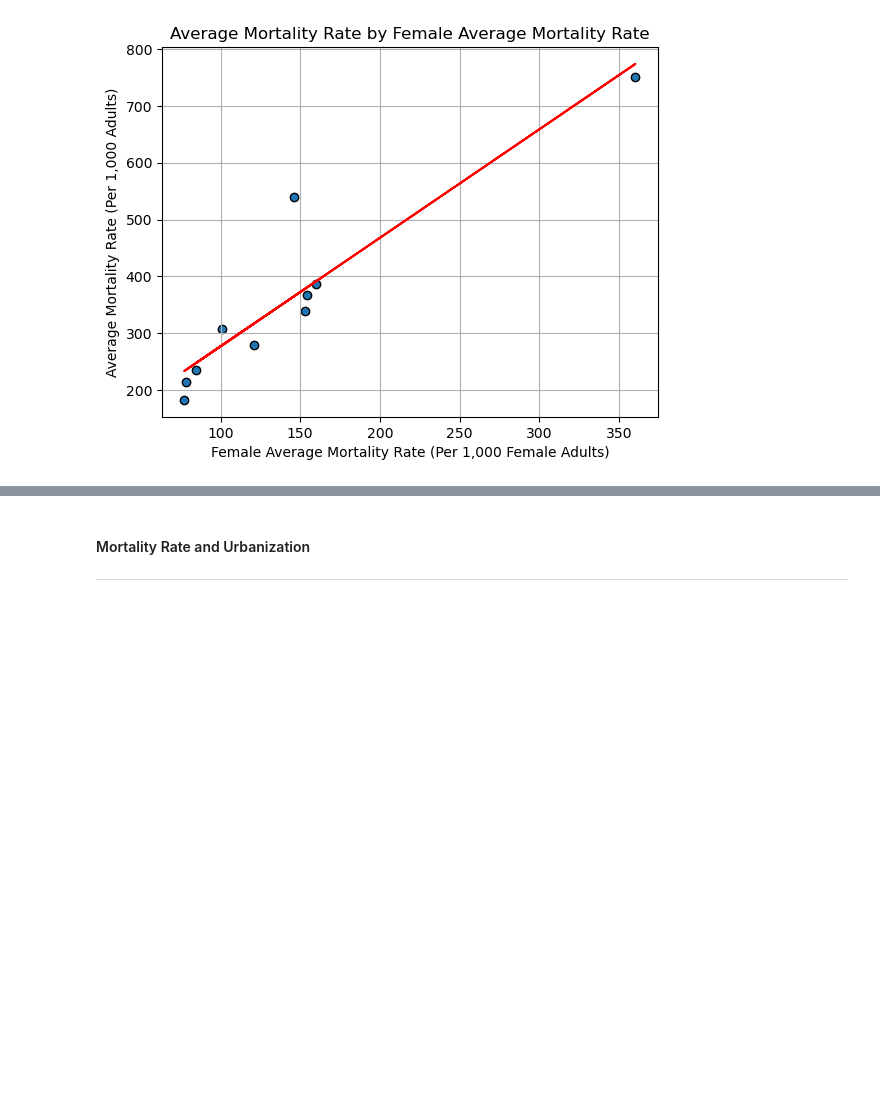
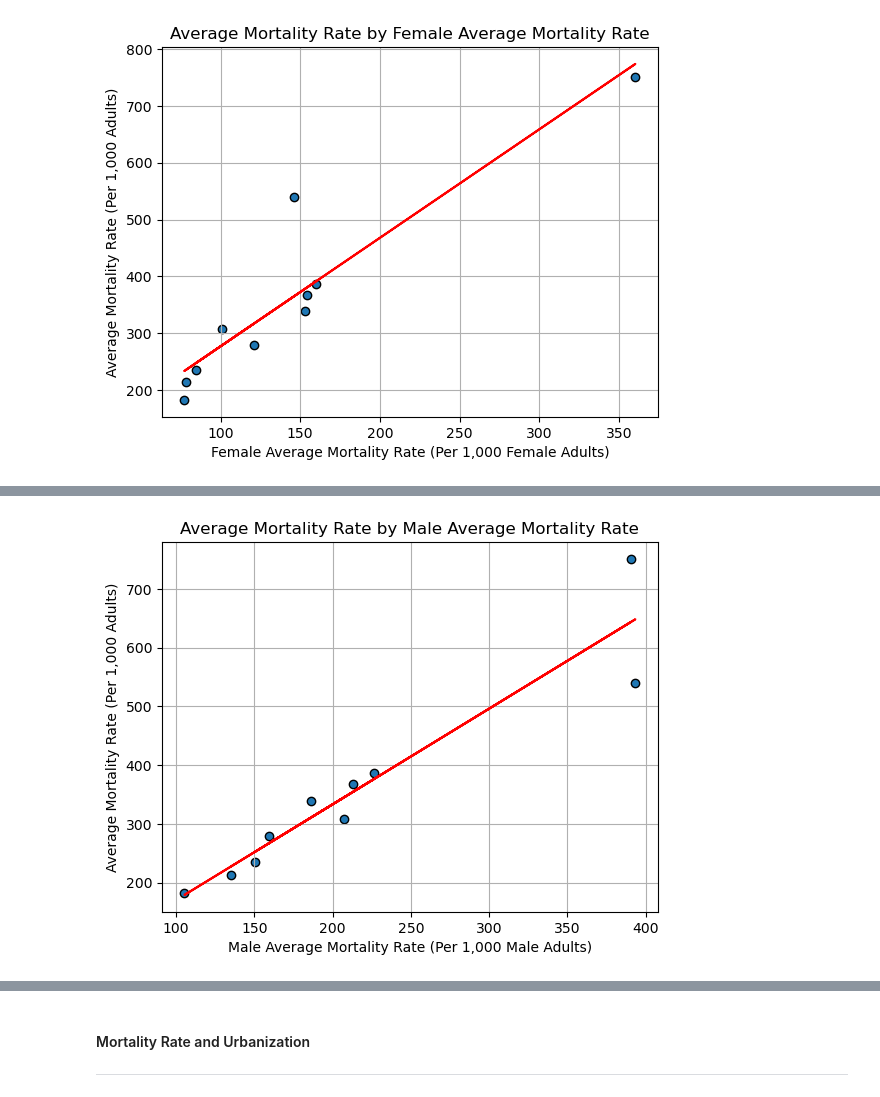
Before and after one commit to ralphy32/project_1, a Jupyter notebook: project1.ipynb, the cells around one changed output, grey strips where cells are left out. Saved outputs shown, nothing was run; the diff lists cells and outputs as text; code cells hidden in the pictures; blank space fills up the shorter version.

Commit message:
Add files via upload
Analysis of graphs

```diff
--- a/project1.ipynb
+++ b/project1.ipynb
@@ -362,0 +370,27 @@ plt.show()
+# %%
+# Plot Average Mortality Rate by Male Average Mortality Rate (Per 1,000 Female Adults)
+x_values = sorted_gender_df ["Male Average Mortality Rate (Per 1,000 Male Adults)"]
+y_values = sorted_gender_df ["Average Mortality Rate (Per 1,000 Adults)"]
+plt.scatter(x_values,y_values, edgecolors="k")
+plt.title ("Average Mortality Rate by Male Average Mortality Rate")
+plt.xlabel ("Male Average Mortality Rate (Per 1,000 Male Adults)")
+plt.ylabel ("Average Mortality Rate (Per 1,000 Adults)")
+plt.grid()
+
+# Linear regression
+(slope, intercept, rvalue, pvalue, stderr) = linregress(x_values, y_values)
+regress_values = x_values * slope + intercept
+plt.plot(x_values, regress_values, "r")
+
+# Annotate
+line_eq = "y = " + str(round(slope,2)) + "x + " + str(round(intercept,2))
+plt.annotate(line_eq,(22,650),color="red")
+plt.annotate(f'r = {rvalue}',(22,610),color="r")
+
+# Save the figure
+plt.savefig("output_figs/Male Average Mortality Rate.png")
+
+# Display the figure
+plt.show()
+# %% [output]
+[figure, added]
```
Also changed, not shown: parts of 4 cells of this notebook.
